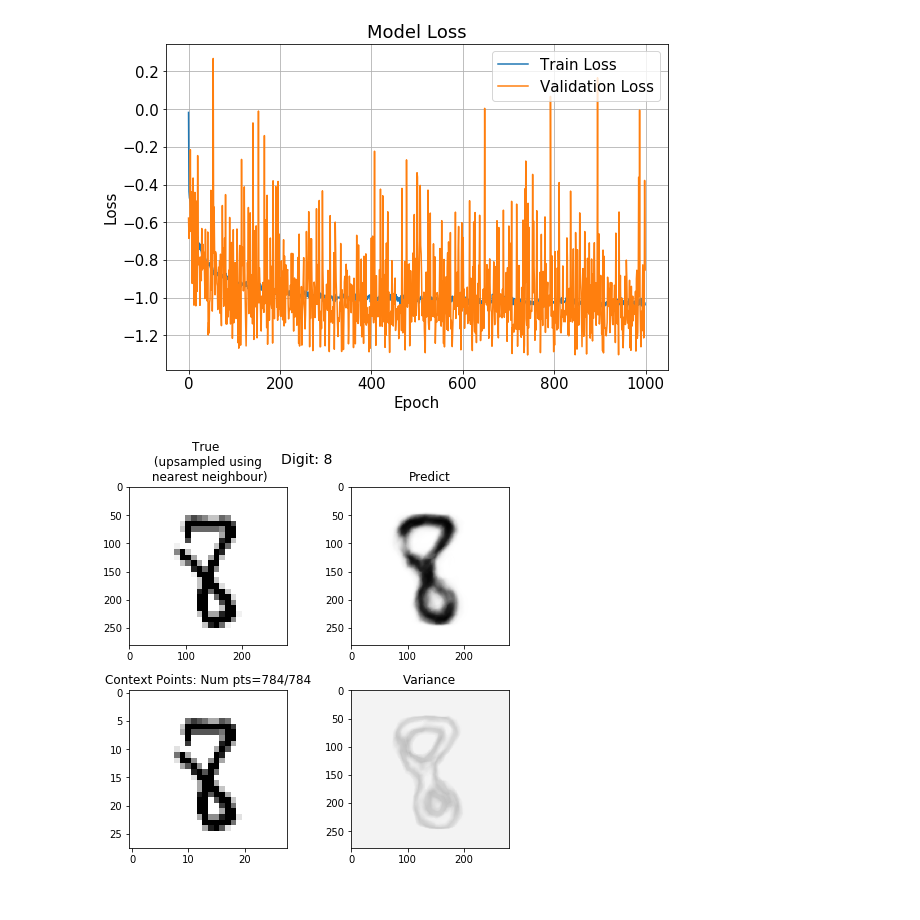
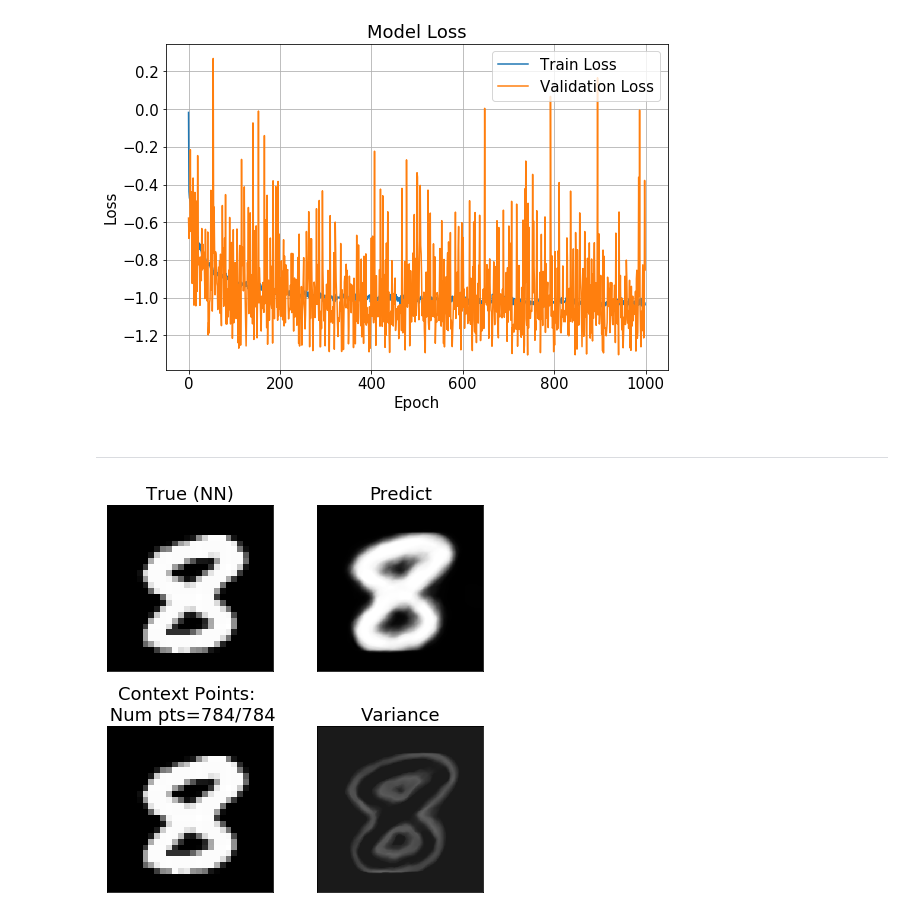
Before and after one commit to ConorFoy/neural-processes, a Jupyter notebook: conditional_neural_process_with_tensorflow_ver_2.0.0_Ex2_MNIST.ipynb, the cells around one changed output. Drawn from its saved outputs; the diff is of its cells as text; code cells hidden in the pictures.

```diff
--- a/conditional_neural_process_with_tensorflow_ver_2.0.0_Ex2_MNIST.ipynb
+++ b/conditional_neural_process_with_tensorflow_ver_2.0.0_Ex2_MNIST.ipynb
@@ -40,13 +49,14 @@ def img_coordinates(img_rows, img_cols):
 
     return x_pairs
 # %%
-def generate_data(batch_size, max_num_context, testing=False, digit = None, labels = False, img_rows = 28, img_cols = 28):
+def generate_data(batch_size, max_num_context, img_rows, img_cols, testing=False, digit=None, labels=False, index=None, num_context=None):
+
     max_num_points = img_rows*img_cols
-
-    if max_num_context > max_num_points:
-        num_context = np.random.randint(3, max_num_points, dtype='int32')
-    else:
-        num_context = np.random.randint(3, max_num_context, dtype='int32')
+    if num_context == None:
+        if max_num_context > max_num_points:
+            num_context = np.random.randint(3, max_num_points, dtype='int32')
+        else:
+            num_context = np.random.randint(3, max_num_context, dtype='int32')
 
     if testing:
         num_target_points = max_num_points
@@ -68,8 +78,11 @@ def generate_data(batch_size, max_num_context, testing=False, digit = None, labe
 
     x_pairs = img_coordinates(img_rows, img_cols)
 
-    idx_1 = np.arange(set_x.shape[0])
-    np.random.shuffle(idx_1)
+    if index!=None:
+        idx_1 = np.array([index])
+    else:
+        idx_1 = np.arange(set_x.shape[0])
+        np.random.shuffle(idx_1)
 
     for i in range(batch_size):
 
@@ -172,5 +186,5 @@ model.compile(loss=log_prob, optimizer='adam')
 
 model.summary()
 
-model.load_weights("CNP_mnist_e3_d5_v1.h5")
+model.load_weights("CNP_mnist_e4_d5_v1.h5")
 # %% [output]
@@ -264,9 +298,9 @@ for i in range(repeats):
     inputs, target_y, labels_y = generate_data(1, MAX_CONTEXT_POINTS, testing=True, labels = True)
     pred = model.predict(inputs, steps=1)
 
-    plot_functions(inputs, target_y, labels_y, pred)
+    plot_function_1(*process_to_plot(inputs, target_y, pred, img_rows, img_cols), labels_y)
 
-# model.save_weights("CNP_mnist_e3_d5_v1.h5")
+# model.save_weights("CNP_mnist_e4_d5_v1.h5")
 # %% [output]
 Training model
 *****************************
@@ -398,9 +471,11 @@ plt.grid()
 plt.show()
 # %% [output]
 [figure]
+# %% [markdown]
+***
 # %%
 max_num_points = img_rows*img_cols
-num_context = 28*28 # for half image: set to 420 and comment Randomise line below
+num_context = 28*28 # for half image: set to 392 and comment Randomise line below
 
 idx_1 = np.arange(x_test.shape[0])
 np.random.shuffle(idx_1)
@@ -427,35 +502,35 @@ idx_2 = np.arange(max_num_points)
 
 
 
-np.random.shuffle(idx_2)  # Comment: ordered context pts, Uncomment: random context pts
+# np.random.shuffle(idx_2)  # Comment: ordered context pts, Uncomment: random context pts
 
 
 
 context_x = np.zeros([1, num_context, 2])
 context_y = np.zeros([1, num_context, 1])
 
 context_x[0] = x_pairs[idx_2[:num_context]]
 context_y[0] = img[idx_2[:num_context]]
 
 
 
 scale = 10
 max_num_points = (img_rows*scale)*(img_cols*scale)
 
 img = x_test[img_index]/255
 x_pairs = img_coordinates((img_rows*scale),(img_cols*scale))
 
 target_x = np.zeros([1, max_num_points, 2])
 target_y = np.zeros([1, max_num_points, 1])
 
 target_x[0] = x_pairs
 target_y[0] = np.reshape(img.repeat(scale, axis=0).repeat(scale, axis=1), [max_num_points,1])
 
 
 context_xy = np.concatenate([context_x, context_y], axis=-1)
 inputs = [context_xy, target_x]
 pred = model.predict(inputs, steps=1)
 
-plot_functions(inputs, target_y, labels_y, pred, scale=scale)
+plot_function_1(*process_to_plot(inputs, target_y, pred, img_rows, img_cols, scale=scale), labels_y)
 # %% [output]
-[figure, old version]
+[figure, new version]
```
Also changed, not shown: parts of 11 cells of this notebook, 3 other files.
